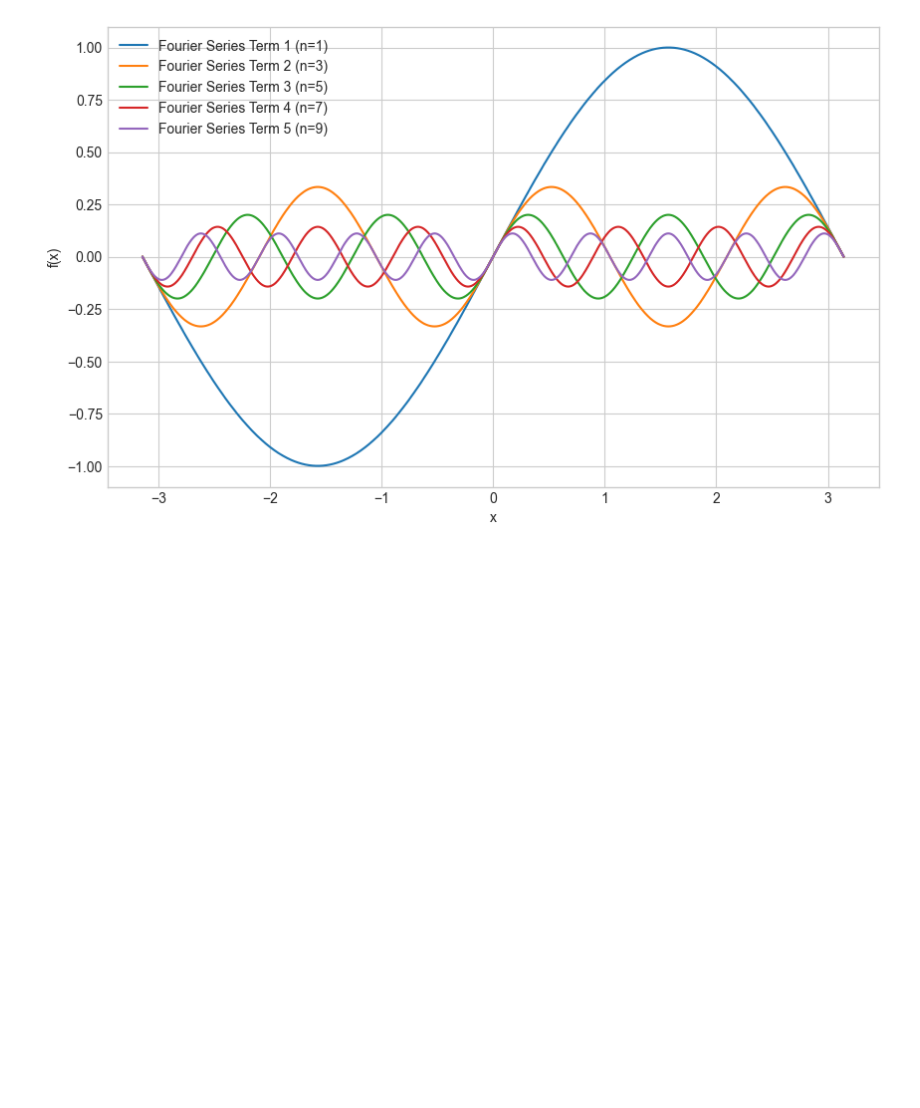
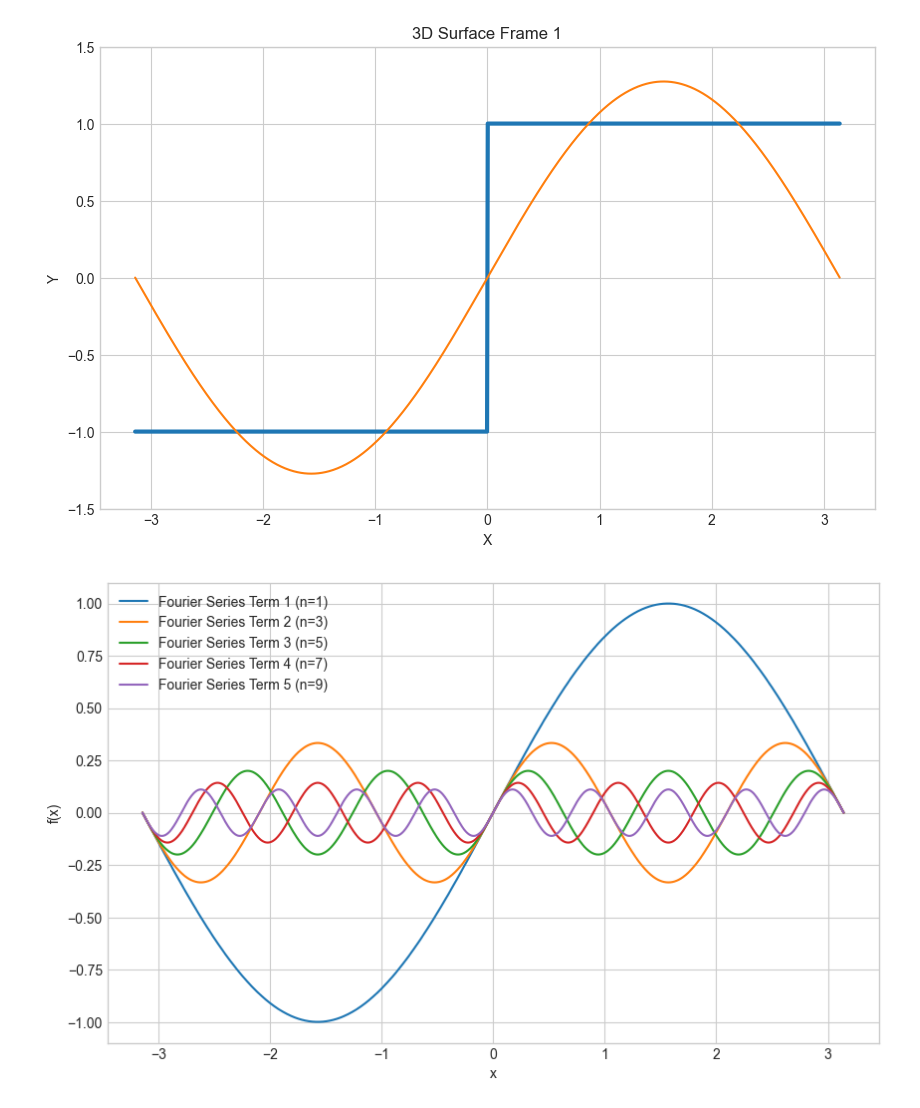
Before and after one commit to joypauls/blog-scripts, a Jupyter notebook: notebooks/fourier_analysis.ipynb, the cells around one changed output. Saved outputs shown, nothing was run; the diff lists cells and outputs as text; code cells hidden in the pictures; blank space fills up the shorter version.

```diff
--- a/notebooks/fourier_analysis.ipynb
+++ b/notebooks/fourier_analysis.ipynb
@@ -41,3 +41,39 @@ plt.show()
+# %%
+# from mpl_toolkits import mplot3d
+import numpy as np
+import matplotlib.pyplot as plt
+from matplotlib.animation import FuncAnimation
+# %matplotlib inline
+
+x = np.linspace(-np.pi, np.pi, 1000)
+
+def square_wave(x):
+    return np.sign(np.sin(x))
+
+# n = 5
+# f_approx = square_wave_fourier_series(x, n)
+
+
+plt.style.use("seaborn-v0_8-whitegrid")
+# plt.figure(figsize=(10, 6))
+# figsize=(8, 6)
+fig, ax = plt.subplots(figsize=(10, 6))
+# line, = ax.plot([], [])
+
+def animate(i):
+    ax.clear()
+    ax.plot(x, square_wave(x), label="Square Wave", linewidth=3)
+    ax.plot(x, square_wave_fourier_series(x, i+1), label=f"Fourier Series Approximation (n={i+1})")
+    ax.set_title(f'3D Surface Frame {i+1}')
+    ax.set_ylim(-1.5, 1.5)
+    ax.set_xlabel('X')
+    ax.set_ylabel('Y')
+
+ani = FuncAnimation(fig, animate, frames=20, interval=100)
+ani.save("animation.gif", fps=3)
+# plt.show()
+# %% [output]
+[figure, added]
 # %%
 n = 5
 x = np.linspace(-np.pi, np.pi, 1000)
```
Also changed, not shown: parts of 1 cell of this notebook, 2 other files.
